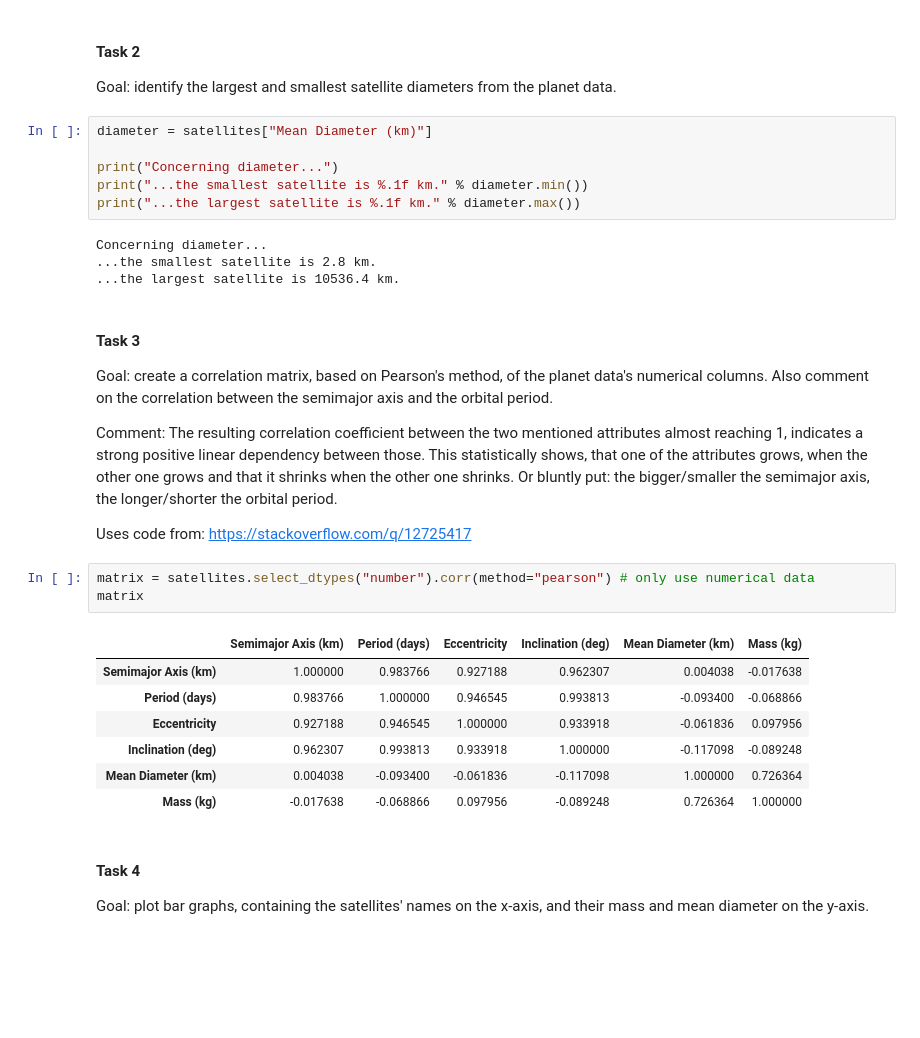
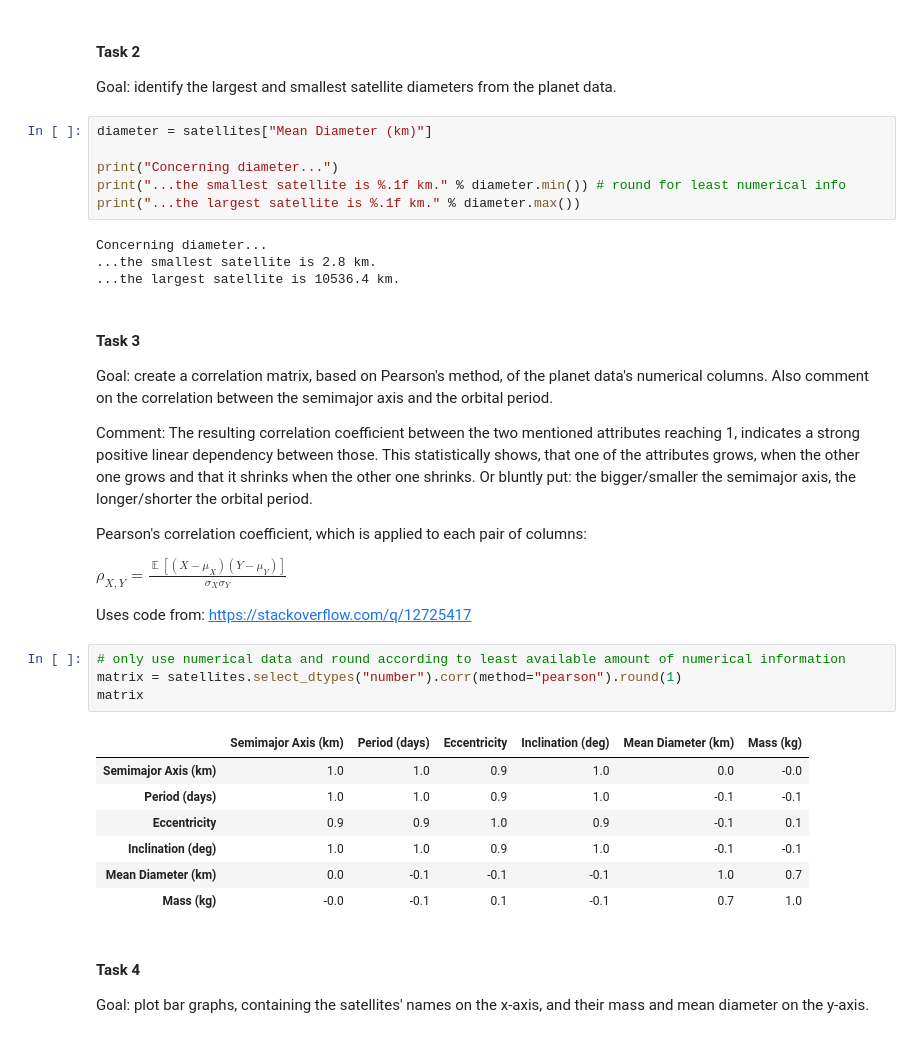
Before and after one commit to patrickmetz/B-S4-Scientific-Python-Programming, a Jupyter notebook: assignment_satellites_pandas.ipynb, the cells around one changed output. Saved outputs shown, nothing was run; the diff lists cells and outputs as text; blank space fills up the shorter version.

```diff
--- a/assignment_satellites_pandas.ipynb
+++ b/assignment_satellites_pandas.ipynb
@@ -40,7 +40,7 @@ Goal: identify the largest and smallest satellite diameters from the planet data
 diameter = satellites["Mean Diameter (km)"]
 
 print("Concerning diameter...")
-print("...the smallest satellite is %.1f km." % diameter.min())
+print("...the smallest satellite is %.1f km." % diameter.min()) # round for least numerical info
 print("...the largest satellite is %.1f km." % diameter.max())
 # %% [output]
 Concerning diameter...
@@ -53,23 +53,29 @@ numerical columns. Also comment on the correlation between the semimajor axis an
 orbital period.
 
 Comment: The resulting correlation coefficient between the two mentioned attributes
-almost reaching 1, indicates a strong positive linear dependency between those. This
-statistically shows, that one of the attributes grows, when the other one grows and that
-it shrinks when the other one shrinks. Or bluntly put: the bigger/smaller the semimajor
-axis, the longer/shorter the orbital period.
+reaching 1, indicates a strong positive linear dependency between those. This statistically
+shows, that one of the attributes grows, when the other one grows and that it shrinks when
+the other one shrinks. Or bluntly put: the bigger/smaller the semimajor axis, the
+longer/shorter the orbital period.
+
+Pearson's correlation coefficient, which is applied to each pair of columns:
+
+$ {\displaystyle \rho _{X,Y}={\frac {\operatorname {\mathbb {E} }
+  [(X-\mu _{X})(Y-\mu _{Y})]}{\sigma _{X}\sigma _{Y}}}} $
 
 Uses code from: https://stackoverflow.com/q/12725417
-# %%
-matrix = satellites.select_dtypes("number").corr(method="pearson") # only use numerical data
-matrix
-# %% [output]
-|  | Semimajor Axis (km) | Period (days) | Eccentricity | Inclination (deg) | Mean Diameter (km) | Mass (kg) |
-| Semimajor Axis (km) | 1.000000 | 0.983766 | 0.927188 | 0.962307 | 0.004038 | -0.017638 |
-| Period (days) | 0.983766 | 1.000000 | 0.946545 | 0.993813 | -0.093400 | -0.068866 |
-| Eccentricity | 0.927188 | 0.946545 | 1.000000 | 0.933918 | -0.061836 | 0.097956 |
-| Inclination (deg) | 0.962307 | 0.993813 | 0.933918 | 1.000000 | -0.117098 | -0.089248 |
-| Mean Diameter (km) | 0.004038 | -0.093400 | -0.061836 | -0.117098 | 1.000000 | 0.726364 |
-| Mass (kg) | -0.017638 | -0.068866 | 0.097956 | -0.089248 | 0.726364 | 1.000000 |
+# %%
+# only use numerical data and round according to least available amount of numerical information
+matrix = satellites.select_dtypes("number").corr(method="pearson").round(1)
+matrix
+# %% [output]
+|  | Semimajor Axis (km) | Period (days) | Eccentricity | Inclination (deg) | Mean Diameter (km) | Mass (kg) |
+| Semimajor Axis (km) | 1.0 | 1.0 | 0.9 | 1.0 | 0.0 | -0.0 |
+| Period (days) | 1.0 | 1.0 | 0.9 | 1.0 | -0.1 | -0.1 |
+| Eccentricity | 0.9 | 0.9 | 1.0 | 0.9 | -0.1 | 0.1 |
+| Inclination (deg) | 1.0 | 1.0 | 0.9 | 1.0 | -0.1 | -0.1 |
+| Mean Diameter (km) | 0.0 | -0.1 | -0.1 | -0.1 | 1.0 | 0.7 |
+| Mass (kg) | -0.0 | -0.1 | 0.1 | -0.1 | 0.7 | 1.0 |
 # %% [markdown]
 #### Task 4
 Goal: plot bar graphs, containing the satellites' names on the x-axis, and their mass and
```
